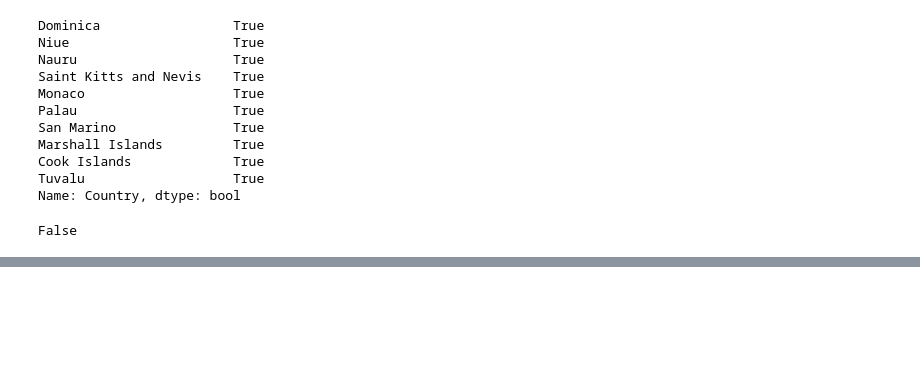
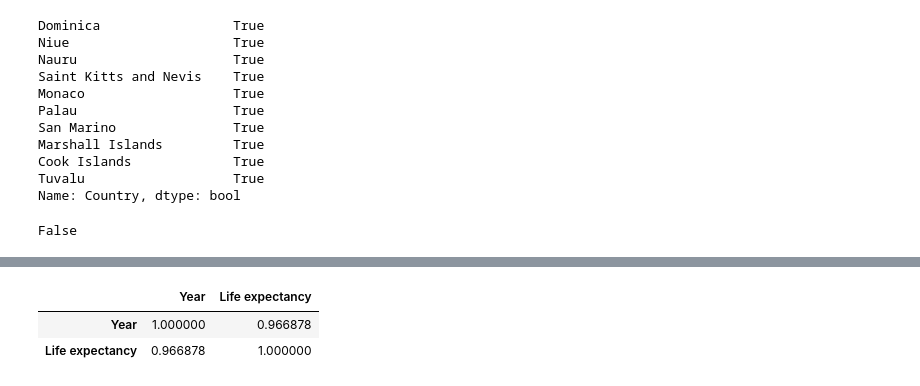
Before and after one commit to majaminnaert/TimeMachine2100, a Jupyter notebook: sketchbook.ipynb, the cells around one changed output, grey strips where cells are left out. Saved outputs shown, nothing was run; the diff lists cells and outputs as text; code cells hidden in the pictures; blank space fills up the shorter version.

```diff
--- a/sketchbook.ipynb
+++ b/sketchbook.ipynb
@@ -89,0 +102,6 @@ life_exp.groupby(by="Country").mean()
+# %%
+life_exp_Japan.corr()
+# %% [output]
+|  | Year | Life expectancy |
+| Year | 1.000000 | 0.966878 |
+| Life expectancy | 0.966878 | 1.000000 |
```
Also changed, not shown: parts of 5 cells of this notebook, 1 other file.
